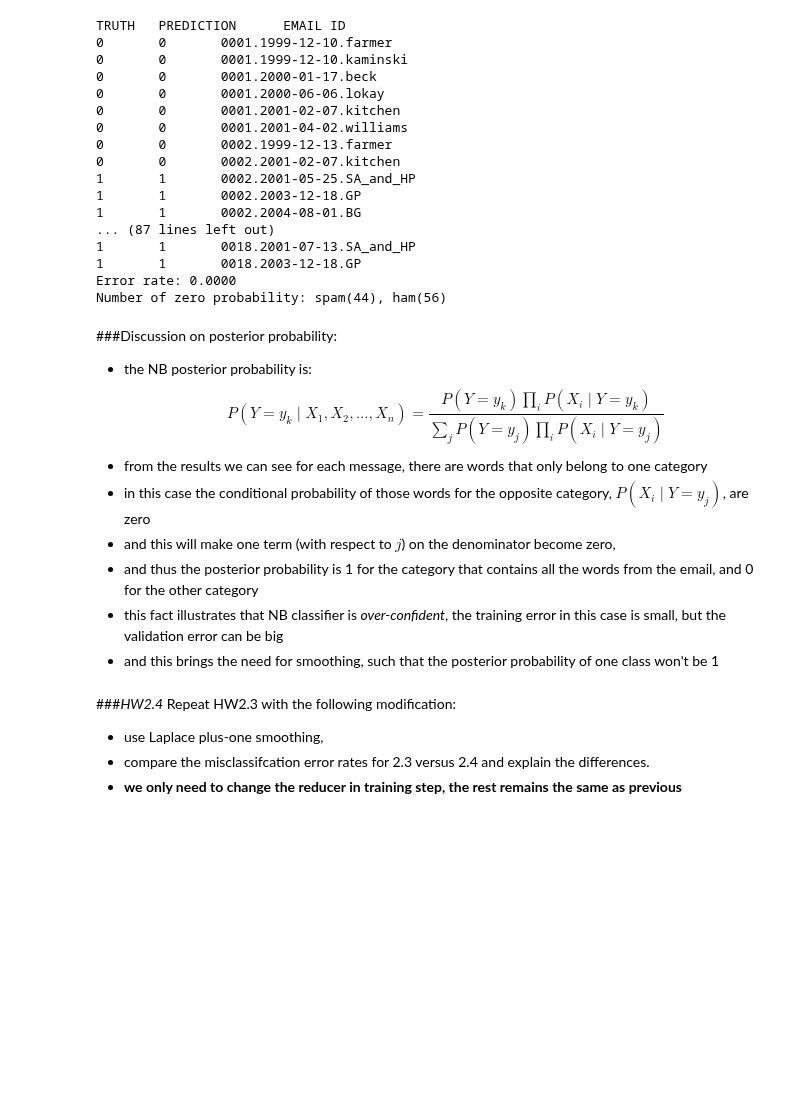
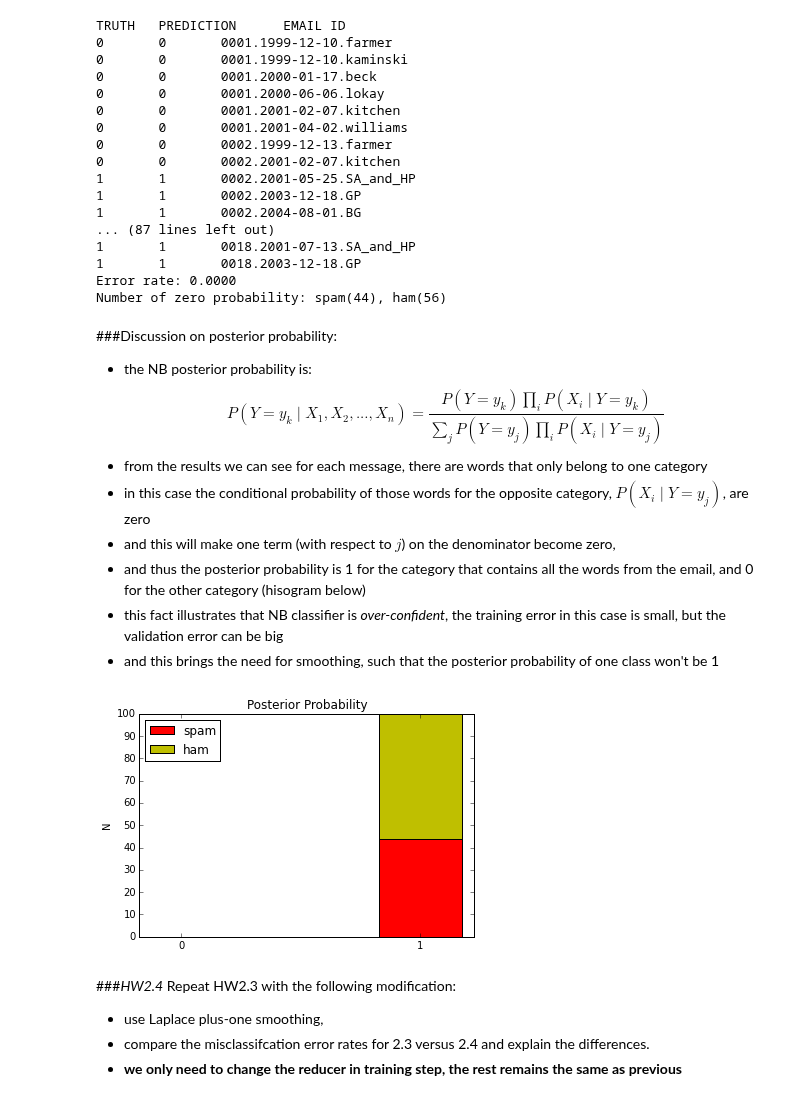
Before and after one commit to leiyang-mids/MIDS, a Jupyter notebook: W261/HW2-Questions/MIDS-W261-2016-HWK-Week02-Yang.ipynb, the cells around one changed output. Drawn from its saved outputs; the diff is of its cells as text; code cells hidden in the pictures; blank space fills up the shorter version.

Commit message:
histogram

```diff
--- a/W261/HW2-Questions/MIDS-W261-2016-HWK-Week02-Yang.ipynb
+++ b/W261/HW2-Questions/MIDS-W261-2016-HWK-Week02-Yang.ipynb
@@ -622,9 +629,34 @@ $$
 - from the results we can see for each message, there are words that only belong to one category
  - in this case the conditional probability of those words for the opposite category, $P(X_i\mid Y=y_j)$, are zero
  - and this will make one term (with respect to $j$) on the denominator become zero,
- - and thus the posterior probability is 1 for the category that contains all the words from the email, and 0 for the other category
+ - and thus the posterior probability is 1 for the category that contains all the words from the email, and 0 for the other category (hisogram below)
 - this fact illustrates that NB classifier is *over-confident*, the training error in this case is small, but the validation error can be big
 - and this brings the need for smoothing, such that the posterior probability of one class won't be 1
+# %%
+# plot histogram for posterio probability
+%matplotlib inline
+import numpy as np
+import matplotlib.pyplot as plt
+
+N = 2
+# 44 spam and 56 ham all has posterior probability of 1
+spam = (0, 44)
+ham = (0, 56)
+ind = np.arange(N)    # the x locations for the groups
+width = 0.35       # the width of the bars: can also be len(x) sequence
+
+p1 = plt.bar(ind, spam, width, color='r')
+p2 = plt.bar(ind, ham, width, color='y',bottom=spam,)
+
+plt.ylabel('N')
+plt.title('Posterior Probability')
+plt.xticks(ind + width/2., ('0', '1'))
+plt.yticks(np.arange(0, 110, 10))
+plt.legend((p1[0], p2[0]), ('spam', 'ham'), loc=2)
+
+plt.show()
+# %% [output]
+[figure, added]
 # %% [markdown]
 ###*HW2.4* Repeat HW2.3 with the following modification:
 - use Laplace plus-one smoothing,
```
Also changed, not shown: parts of 13 cells of this notebook.
